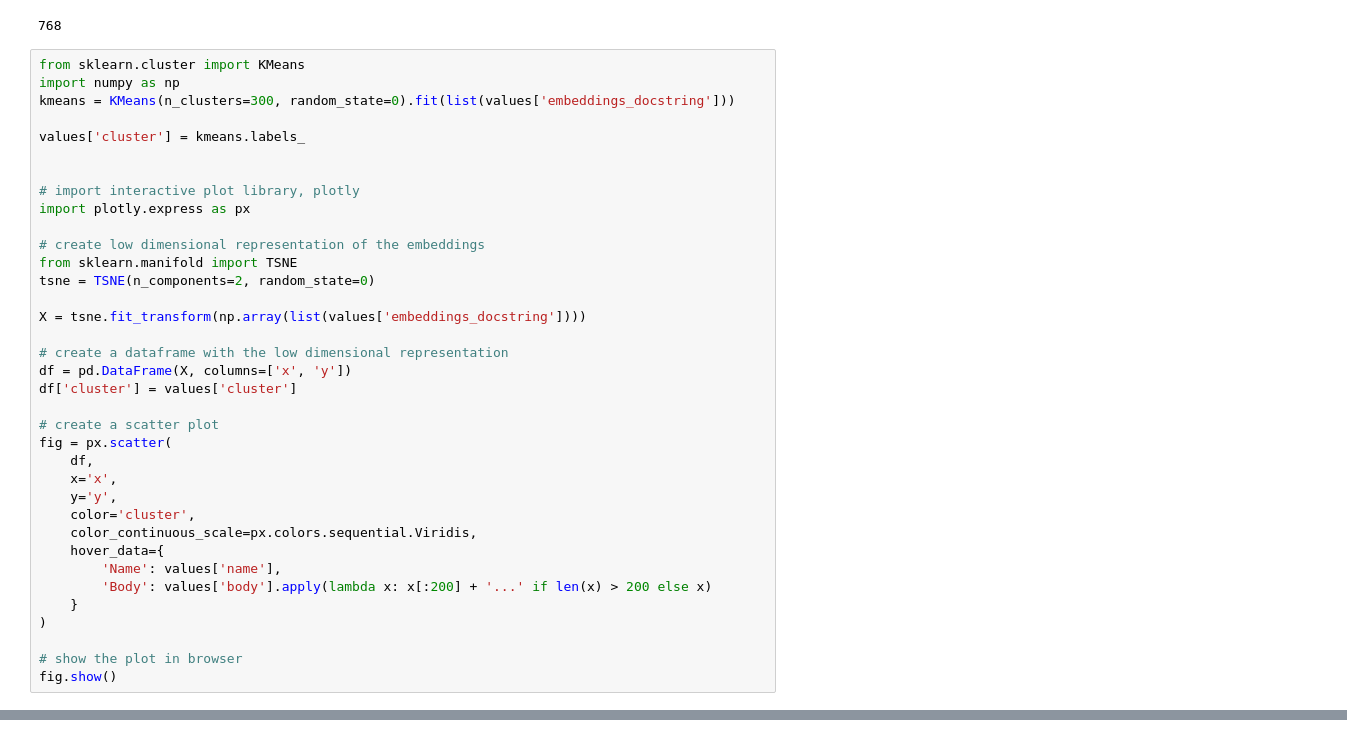
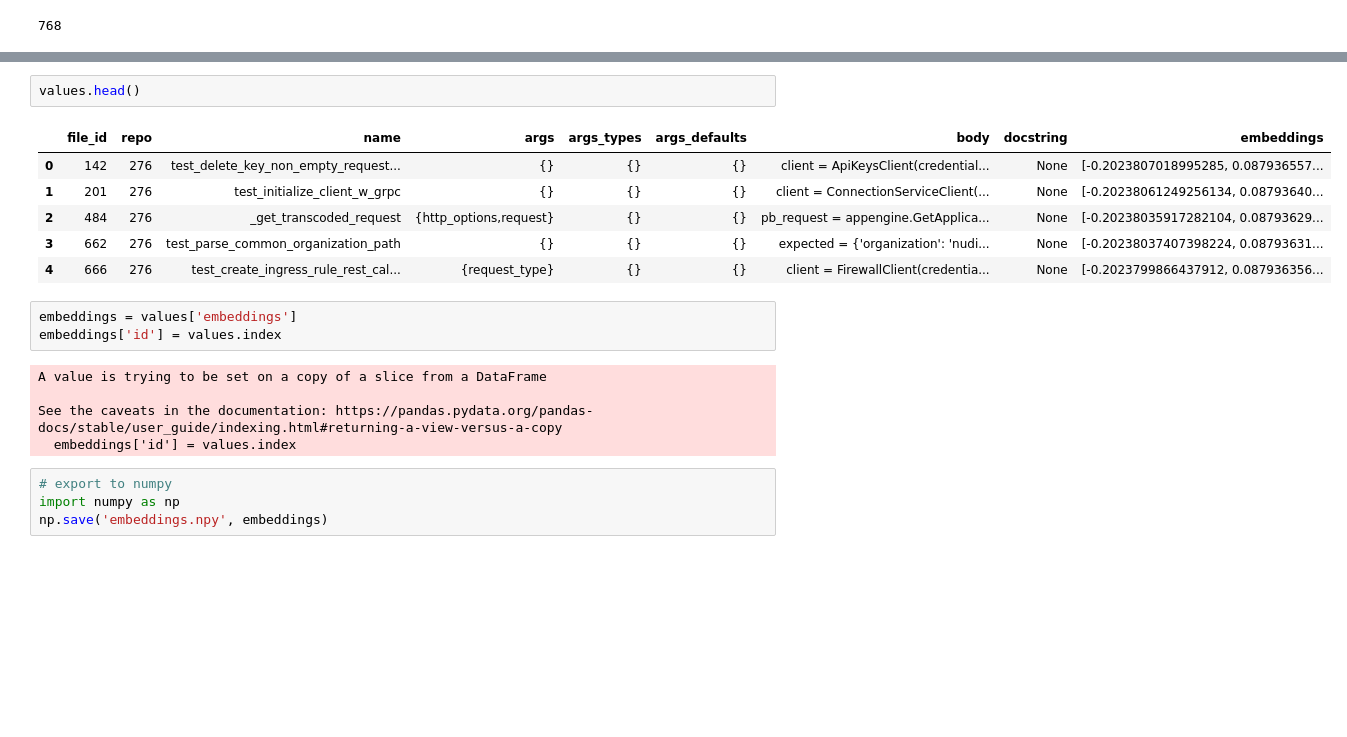
Before and after one commit to Lord225/datamining-on-pypl, a Jupyter notebook: transformers/test-transformers.ipynb, the cells around one changed output, grey strips where cells are left out. Drawn from its saved outputs; the diff is of its cells as text; blank space fills up the shorter version.

```diff
--- a/transformers/test-transformers.ipynb
+++ b/transformers/test-transformers.ipynb
@@ -138,39 +171,3 @@ values
 len(values['embeddings'][0])
 # %% [output]
 768
-# %%
-from sklearn.cluster import KMeans
-import numpy as np
-kmeans = KMeans(n_clusters=300, random_state=0).fit(list(values['embeddings_docstring']))
-
-values['cluster'] = kmeans.labels_
-
-
-# import interactive plot library, plotly
-import plotly.express as px
-
-# create low dimensional representation of the embeddings
-from sklearn.manifold import TSNE
-tsne = TSNE(n_components=2, random_state=0)
-
-X = tsne.fit_transform(np.array(list(values['embeddings_docstring'])))
-
-# create a dataframe with the low dimensional representation
-df = pd.DataFrame(X, columns=['x', 'y'])
-df['cluster'] = values['cluster']
-
-# create a scatter plot
-fig = px.scatter(
-    df,
-    x='x',
-    y='y',
-    color='cluster',
-    color_continuous_scale=px.colors.sequential.Viridis,
-    hover_data={
-        'Name': values['name'],
-        'Body': values['body'].apply(lambda x: x[:200] + '...' if len(x) > 200 else x)
-    }
-)
-
-# show the plot in browser
-fig.show()
@@ -182,0 +174,21 @@ values.to_sql('functions_with_embeddings', db, if_exists='replace')
+# %%
+values.head()
+# %% [output]
+|  | file_id | repo | name | args | args_types | args_defaults | body | docstring | embeddings |
+| 0 | 142 | 276 | test_delete_key_non_empty_request... | {} | {} | {} | client = ApiKeysClient(credential... | None | [-0.2023807018995285, 0.087936557... |
+| 1 | 201 | 276 | test_initialize_client_w_grpc | {} | {} | {} | client = ConnectionServiceClient(... | None | [-0.20238061249256134, 0.08793640... |
+| 2 | 484 | 276 | _get_transcoded_request | {http_options,request} | {} | {} | pb_request = appengine.GetApplica... | None | [-0.20238035917282104, 0.08793629... |
+| 3 | 662 | 276 | test_parse_common_organization_path | {} | {} | {} | expected = {'organization': 'nudi... | None | [-0.20238037407398224, 0.08793631... |
+| 4 | 666 | 276 | test_create_ingress_rule_rest_cal... | {request_type} | {} | {} | client = FirewallClient(credentia... | None | [-0.2023799866437912, 0.087936356... |
+# %%
+embeddings = values['embeddings']
+embeddings['id'] = values.index
+# %% [output]
+A value is trying to be set on a copy of a slice from a DataFrame
+
+See the caveats in the documentation: https://pandas.pydata.org/pandas-docs/stable/user_guide/indexing.html#returning-a-view-versus-a-copy
+  embeddings['id'] = values.index
+# %%
+# export to numpy
+import numpy as np
+np.save('embeddings.npy', embeddings)
```
Also changed, not shown: parts of 7 cells of this notebook, 4 other files.
